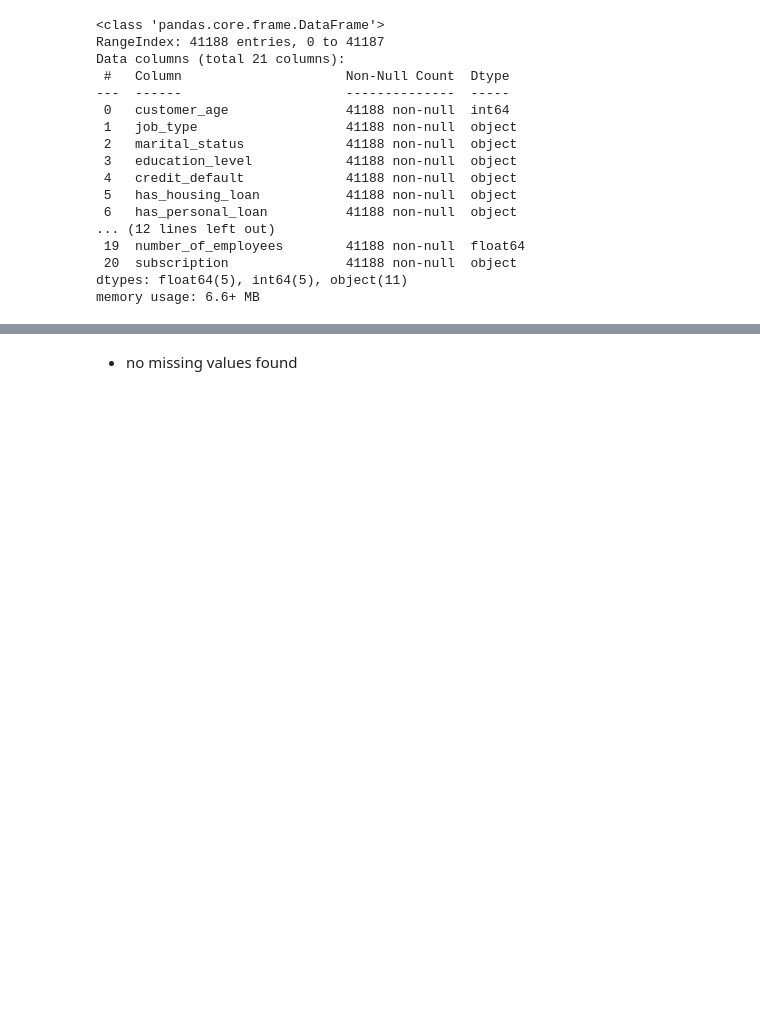
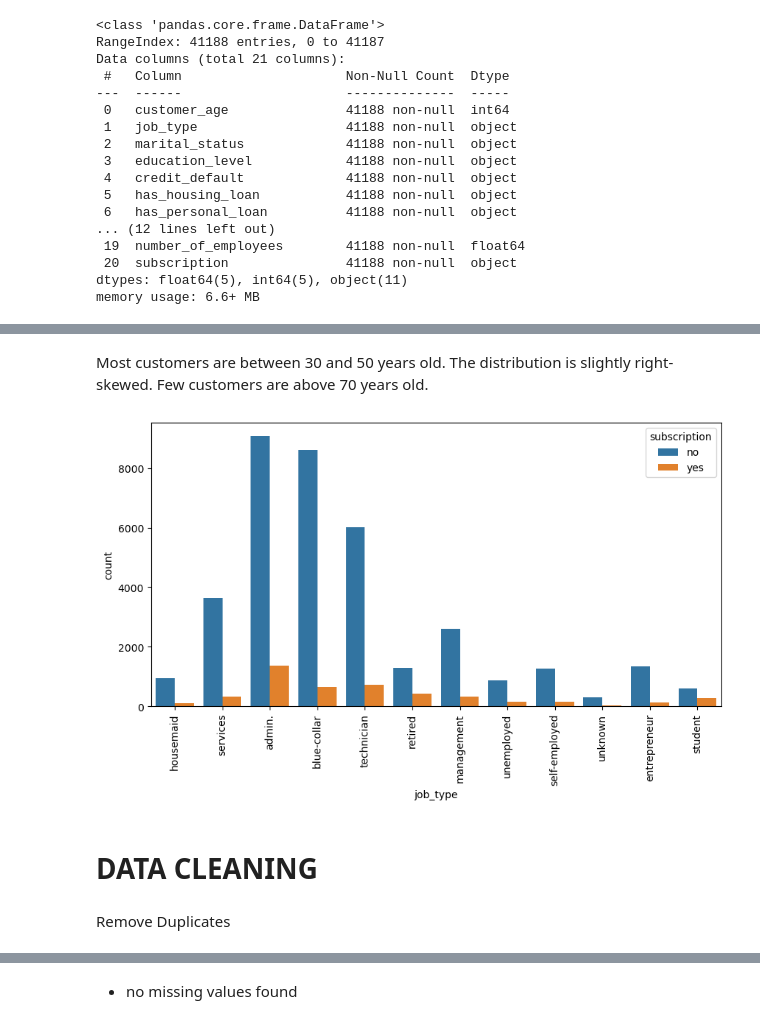
Before and after one commit to 1419Nitesh/intership_project, a Jupyter notebook: nitesh.ipynb, the cells around one changed output, grey strips where cells are left out. Saved outputs shown, nothing was run; the diff lists cells and outputs as text; code cells hidden in the pictures; blank space fills up the shorter version.

```diff
--- a/nitesh.ipynb
+++ b/nitesh.ipynb
@@ -107 +180,17 @@ memory usage: 6.6+ MB
+# %% [markdown]
+Most customers are between 30 and 50 years old.
+The distribution is slightly right-skewed.
+Few customers are above 70 years old.
+# %%
+# Job Type & Subscription
+plt.figure(figsize=(10,5))
+sns.countplot(x='job_type', hue='subscription', data=df)
+plt.xticks(rotation=90)
+plt.show()
+# %% [output]
+[figure, added]
+# %% [markdown]
+# DATA CLEANING
+# %% [markdown]
+Remove Duplicates
 # %%
```
Also changed, not shown: parts of 53 cells of this notebook, 1 other file.
